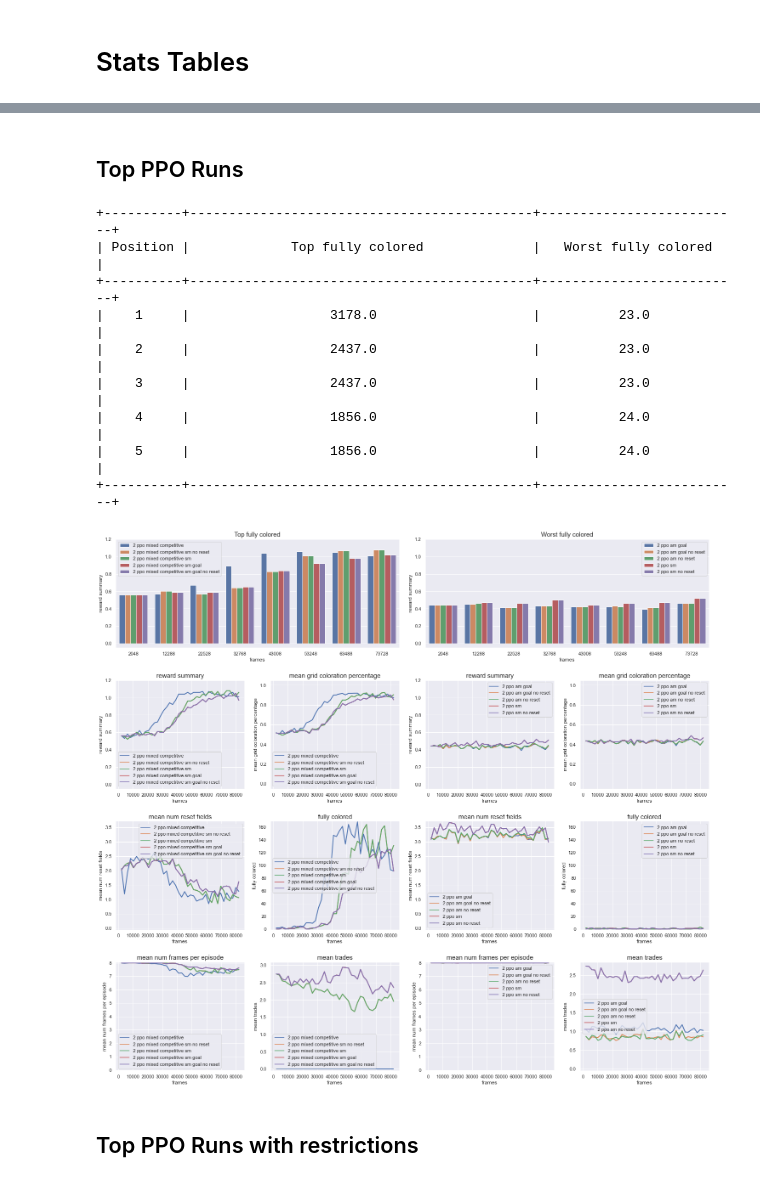
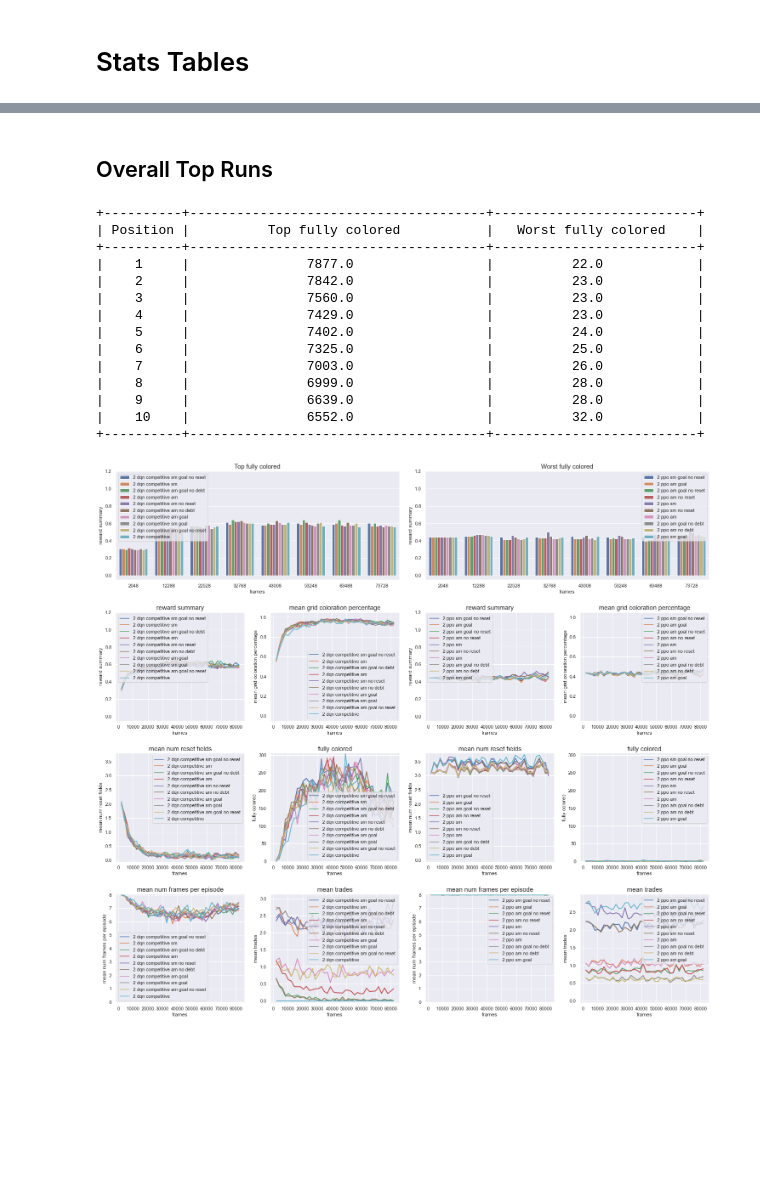
Before and after one commit to zarahz/MARL-and-Markets, a Jupyter notebook: Coloring/storage/easy/stats.ipynb, the cells around one changed output, grey strips where cells are left out. Drawn from its saved outputs; the diff is of its cells as text; code cells hidden in the pictures; blank space fills up the shorter version.

```diff
--- a/Coloring/storage/easy/stats.ipynb
+++ b/Coloring/storage/easy/stats.ipynb
@@ -297,21 +426,21 @@ def get_stats(*args, print_table=False):
 # %% [markdown]
-## Top PPO Runs
+## Overall Top Runs
 # %%
-_ = get_stats(["fully_colored"], "2-ppo", 5, print_table=True)
+stats = get_stats(["fully_colored"], "2-", 10, print_table=True)
+print_double_multiplot(stats)
 # %% [output]
-+----------+--------------------------------------------+--------------------------+
-| Position |             Top fully colored              |   Worst fully colored    |
-+----------+--------------------------------------------+--------------------------+
-|    1     |                  3178.0                    |          23.0            |
-|    2     |                  2437.0                    |          23.0            |
-|    3     |                  2437.0                    |          23.0            |
-|    4     |                  1856.0                    |          24.0            |
-|    5     |                  1856.0                    |          24.0            |
-+----------+--------------------------------------------+--------------------------+
++----------+--------------------------------------+--------------------------+
+| Position |          Top fully colored           |   Worst fully colored    |
++----------+--------------------------------------+--------------------------+
+|    1     |               7877.0                 |          22.0            |
+|    2     |               7842.0                 |          23.0            |
+|    3     |               7560.0                 |          23.0            |
+|    4     |               7429.0                 |          23.0            |
+|    5     |               7402.0                 |          24.0            |
+|    6     |               7325.0                 |          25.0            |
+|    7     |               7003.0                 |          26.0            |
+|    8     |               6999.0                 |          28.0            |
+|    9     |               6639.0                 |          28.0            |
+|    10    |               6552.0                 |          32.0            |
++----------+--------------------------------------+--------------------------+
+[figure, added]
-# %%
-ppo_stats = get_stats(["fully_colored"], "2-ppo", 5)
-print_double_multiplot(ppo_stats)
-# %% [output]
-[figure, removed]
-# %% [markdown]
-## Top PPO Runs with restrictions
```
Also changed, not shown: parts of 20 cells of this notebook, 9 other files.
